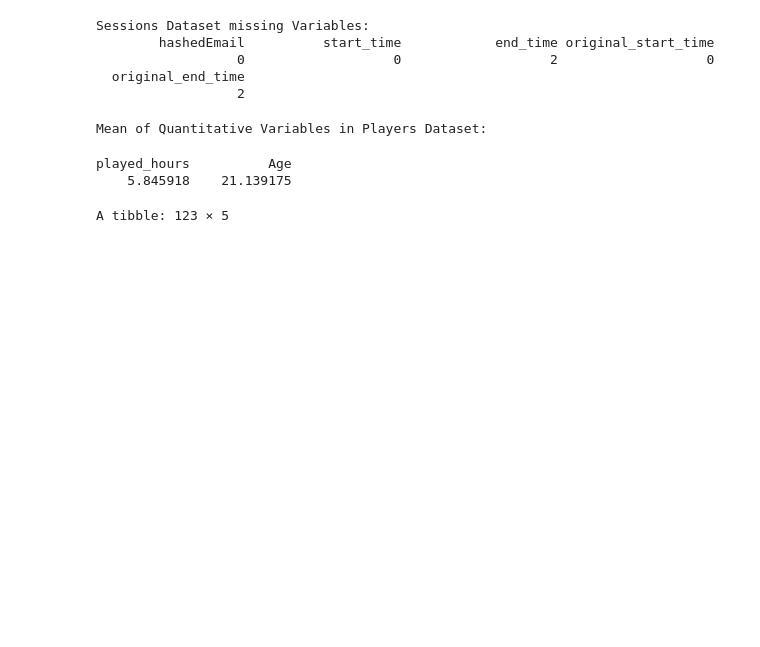
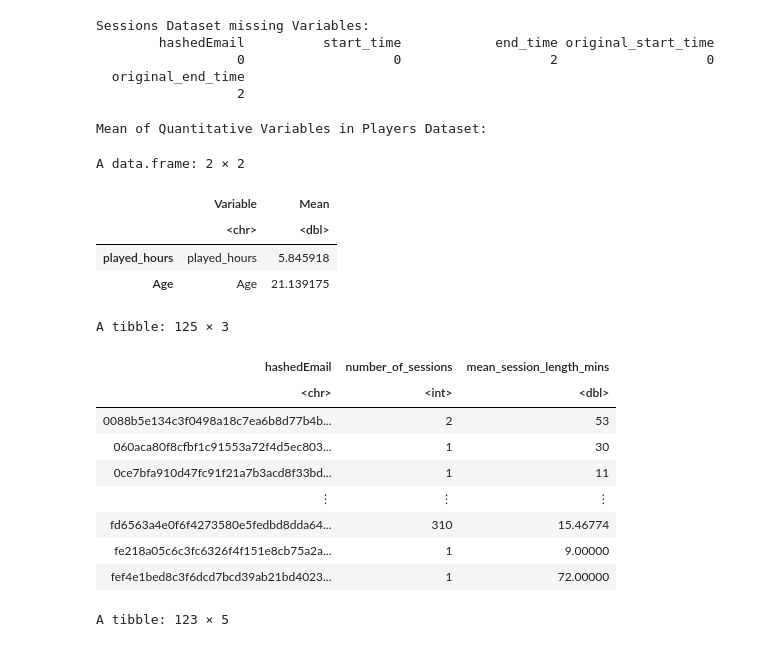
Before and after one commit to ajones200/dsci100_individual, a Jupyter notebook: Anya_individual_group10.ipynb, the cells around one changed output. Drawn from its saved outputs; the diff is of its cells as text; code cells hidden in the pictures; blank space fills up the shorter version.

Commit message:
Edits to Questions and wordcount
I added details to my specific question and edited some of the sentences to shorted my word count. I also added a table for the mean values.

```diff
--- a/Anya_individual_group10.ipynb
+++ b/Anya_individual_group10.ipynb
@@ -203,39 +203,58 @@ Sessions Dataset missing Variables:
   original_end_time
                   2
 # %%
-#Calculate the mean of each quantitative variable from the players dataset
+#Calculate the mean of each quantitative variable from the players dataset.
 cat("Mean of Quantitative Variables in Players Dataset:\n")
 
 numeric_players<- players[sapply(players, is.numeric)]
 
-players_table_mean<-colMeans(numeric_players, na.rm= TRUE)
+players_mean<-colMeans(numeric_players, na.rm= TRUE)
 
-players_table_mean
+mean_table<- data.frame(
+                       Variable = names(players_mean),
+                        Mean = (players_mean))
+
+mean_table
 # %% [output]
 Mean of Quantitative Variables in Players Dataset:
-played_hours          Age
-    5.845918    21.139175
+A data.frame: 2 × 2
+|  | Variable | Mean |
+|  | <chr> | <dbl> |
+| played_hours | played_hours | 5.845918 |
+| Age | Age | 21.139175 |
 # %%
 #Data Wrangling
 #Remove NA values from the datasets
 players_clean<- drop_na(players)
 sessions_clean<- drop_na(sessions)
 
 #convert start and end times (character strings) to an object that can be used to compute the duration of each session in minutes.
 sessions_time_mutate<- sessions_clean|>
     mutate(
         start= dmy_hm(start_time, tz = "UTC"),
         end= dmy_hm(end_time, tz = "UTC"),
         duration_mins = as.numeric(difftime(end, start, units= "mins")))
-#When wanting to use the mean session length for computation must probably convert to hours, standardize or change the hours_played to minutes.
+#When wanting to use the mean session length for computation may want to convert to hours, standardize or change the hours_played to minutes.
 
 #calculate mean session time and number of sessions
 sessions_organized<- sessions_time_mutate|>
     group_by(hashedEmail)|>
     summarize(
         number_of_sessions = n(),
         mean_session_length_mins = mean (duration_mins, na.rm=TRUE),
         )
+sessions_organized #view new data table
+# %% [output]
+A tibble: 125 × 3
+| hashedEmail | number_of_sessions | mean_session_length_mins |
+| <chr> | <int> | <dbl> |
+| 0088b5e134c3f0498a18c7ea6b8d77b4b... | 2 | 53 |
+| 060aca80f8cfbf1c91553a72f4d5ec803... | 1 | 30 |
+| 0ce7bfa910d47fc91f21a7b3acd8f33bd... | 1 | 11 |
+| ⋮ | ⋮ | ⋮ |
+| fd6563a4e0f6f4273580e5fedbd8dda64... | 310 | 15.46774 |
+| fe218a05c6c3fc6326f4f151e8cb75a2a... | 1 | 9.00000 |
+| fef4e1bed8c3f6dcd7bcd39ab21bd4023... | 1 | 72.00000 |
 # %%
 # Merge the datasets
 players_merged<- players_clean|>
```
Also changed, not shown: parts of 6 cells of this notebook.
